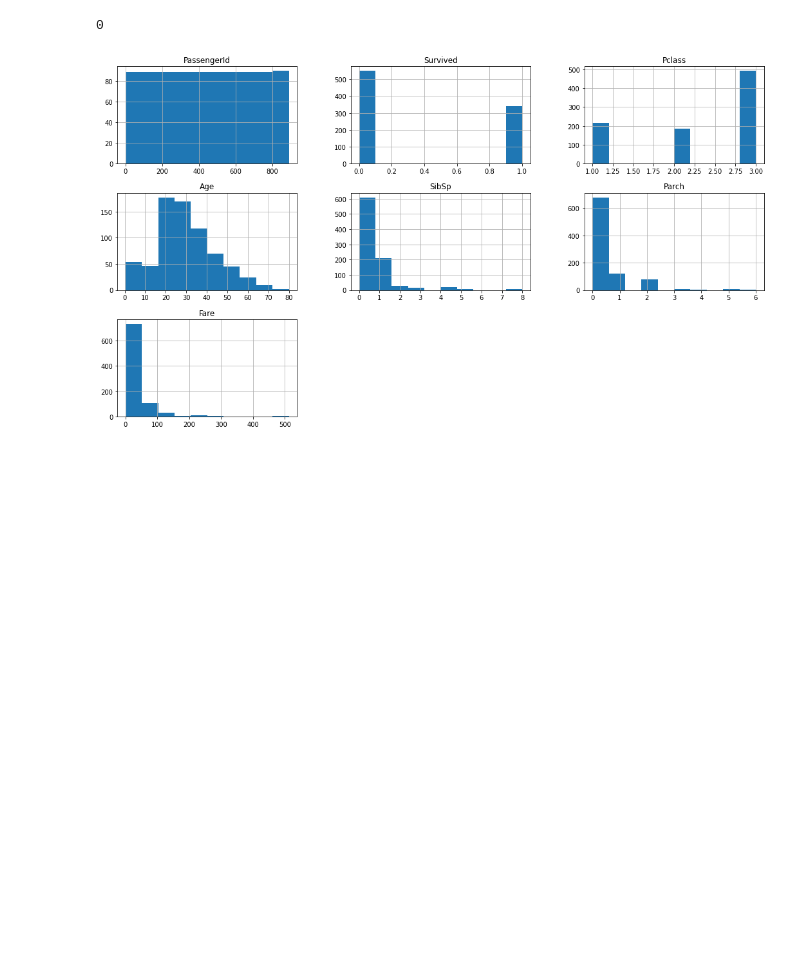
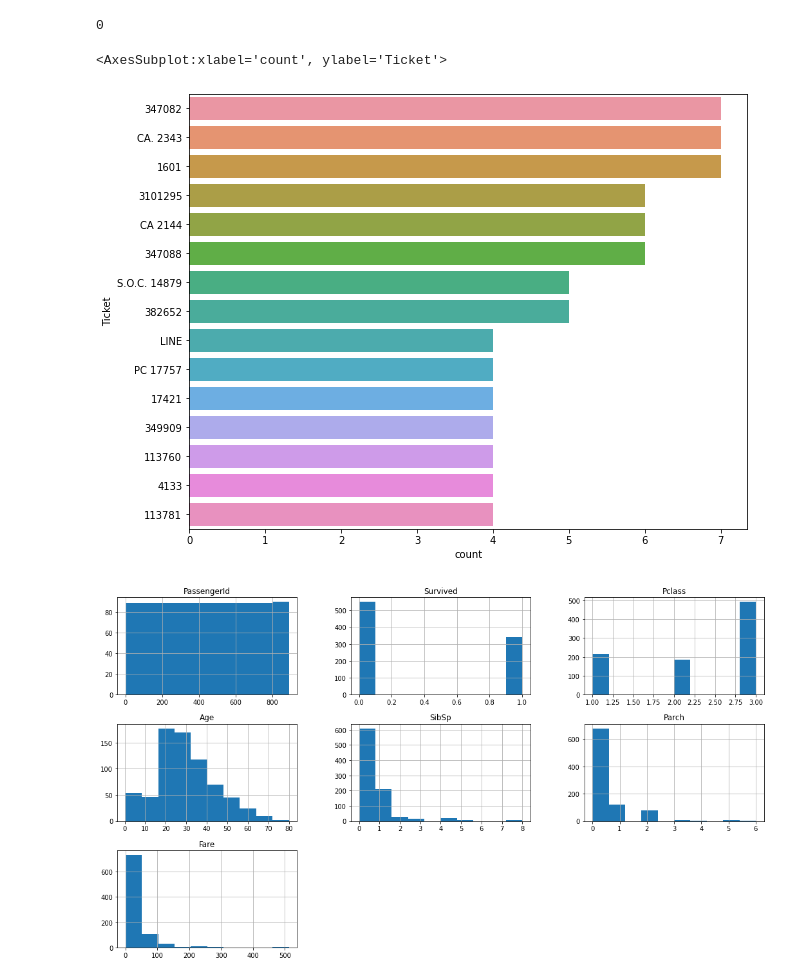
Before and after one commit to meeratif/techatif, a Jupyter notebook: titanic-simple-ml-model.ipynb, the cells around one changed output. Saved outputs shown, nothing was run; the diff lists cells and outputs as text; code cells hidden in the pictures; blank space fills up the shorter version.

```diff
--- a/titanic-simple-ml-model.ipynb
+++ b/titanic-simple-ml-model.ipynb
@@ -102,6 +149,12 @@ Name: Survived, dtype: int64
 sum(train_file['Survived'].isnull())
 # %% [output]
 0
+# %%
+plt.figure(figsize=(10, 8))
+sns.countplot(data=train_file, y="Ticket", order=train_file['Ticket'].value_counts().index[0:15])
+# %% [output]
+<AxesSubplot:xlabel='count', ylabel='Ticket'>
+[figure, added]
 # %%
 bl_col = train_file.select_dtypes(include=('boolean'))
 int_col = train_file.select_dtypes(include=('int')).columns
```
Also changed, not shown: parts of 21 cells of this notebook.
